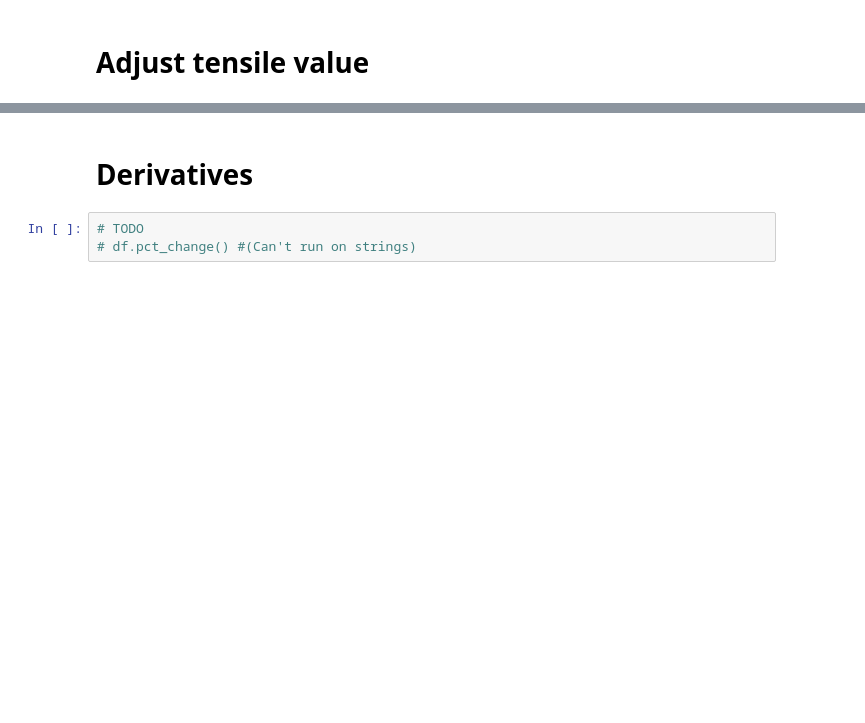
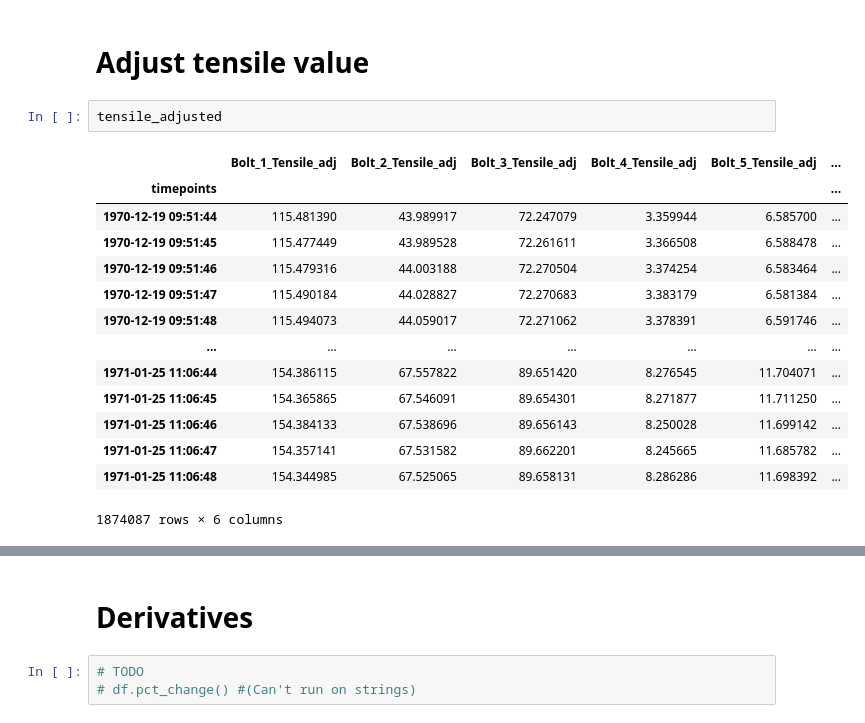
Before and after one commit to mikaelste/krafthack_22, a Jupyter notebook: notebooks/01_feature_engeneering.ipynb, the cells around one changed output, grey strips where cells are left out. Saved outputs shown, nothing was run; the diff lists cells and outputs as text; blank space fills up the shorter version.

```diff
--- a/notebooks/01_feature_engeneering.ipynb
+++ b/notebooks/01_feature_engeneering.ipynb
@@ -92,5 +102,22 @@ df.describe()
 # %% [markdown]
 # Adjust tensile value
+# %%
+tensile_adjusted
+# %% [output]
+|  | Bolt_1_Tensile_adj | Bolt_2_Tensile_adj | Bolt_3_Tensile_adj | Bolt_4_Tensile_adj | Bolt_5_Tensile_adj | ... |
+| timepoints |  |  |  |  |  | ... |
+| 1970-12-19 09:51:44 | 115.481390 | 43.989917 | 72.247079 | 3.359944 | 6.585700 | ... |
+| 1970-12-19 09:51:45 | 115.477449 | 43.989528 | 72.261611 | 3.366508 | 6.588478 | ... |
+| 1970-12-19 09:51:46 | 115.479316 | 44.003188 | 72.270504 | 3.374254 | 6.583464 | ... |
+| 1970-12-19 09:51:47 | 115.490184 | 44.028827 | 72.270683 | 3.383179 | 6.581384 | ... |
+| 1970-12-19 09:51:48 | 115.494073 | 44.059017 | 72.271062 | 3.378391 | 6.591746 | ... |
+| ... | ... | ... | ... | ... | ... | ... |
+| 1971-01-25 11:06:44 | 154.386115 | 67.557822 | 89.651420 | 8.276545 | 11.704071 | ... |
+| 1971-01-25 11:06:45 | 154.365865 | 67.546091 | 89.654301 | 8.271877 | 11.711250 | ... |
+| 1971-01-25 11:06:46 | 154.384133 | 67.538696 | 89.656143 | 8.250028 | 11.699142 | ... |
+| 1971-01-25 11:06:47 | 154.357141 | 67.531582 | 89.662201 | 8.245665 | 11.685782 | ... |
+| 1971-01-25 11:06:48 | 154.344985 | 67.525065 | 89.658131 | 8.286286 | 11.698392 | ... |
+1874087 rows × 6 columns
 # %%
 tensile_cols = [c for c in df if "Tensile" in c]
 tensile_adjusted = df[tensile_cols] - pretension_df[1].values
```
Also changed, not shown: parts of 11 cells of this notebook, 7 other files.
